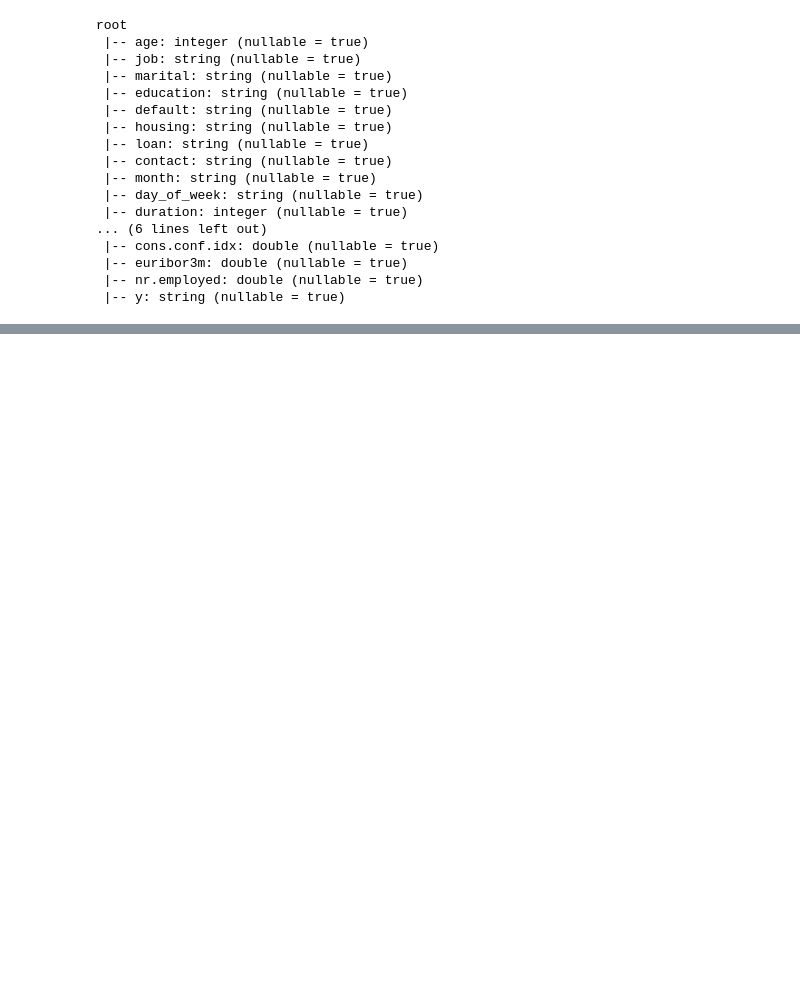
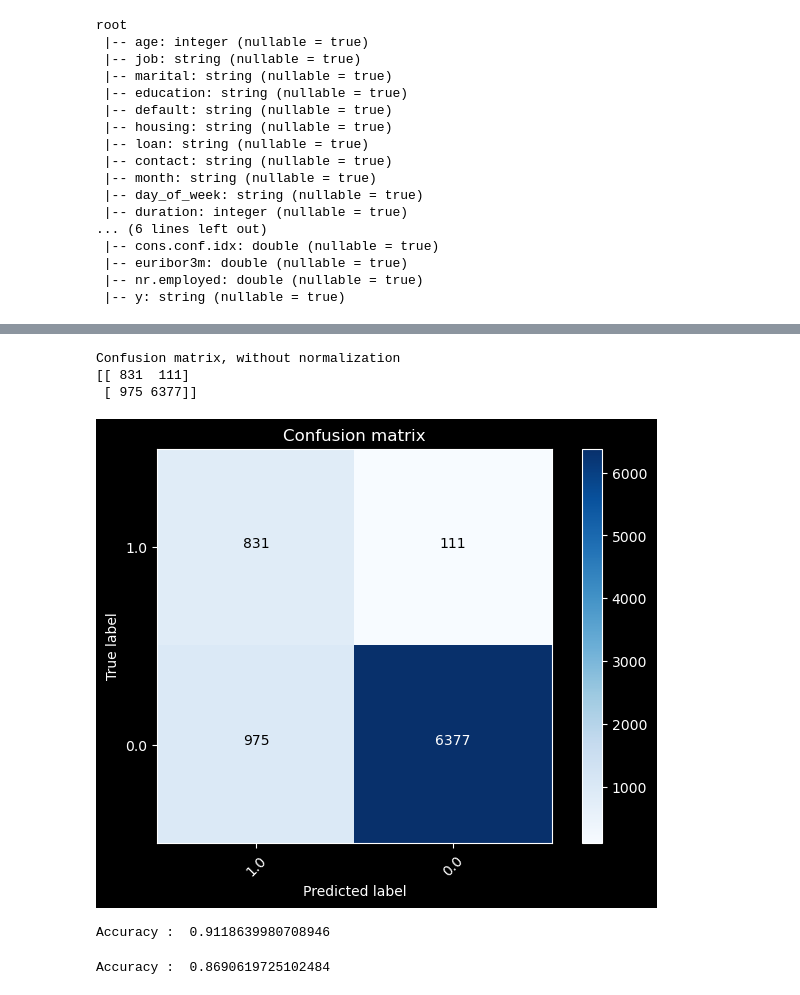
Before and after one commit to 0Architectus0/BAN5753_MiniProject2, a Jupyter notebook: script/experimentation.ipynb, the cells around one changed output, grey strips where cells are left out. Drawn from its saved outputs; the diff is of its cells as text; code cells hidden in the pictures; blank space fills up the shorter version.

```diff
--- a/script/experimentation.ipynb
+++ b/script/experimentation.ipynb
@@ -79,0 +529,7 @@ root
+# %%
+
+lr2 = LogisticRegression(featuresCol = 'scaled_features', labelCol = 'label', maxIter=15)
+lrModel2 = lr2.fit(train_over)
+predictions2 = lrModel2.transform(test)
+#predictions_train = lrModel.transform(train)
+predictions2.select('label', 'scaled_features', 'rawPrediction', 'prediction', 'probability').toPandas().head(5)
@@ -79,0 +619,28 @@ root
+# %%
+y_true = predictions2.select("label")
+y_true = y_true.toPandas()
+
+y_pred = predictions2.select("prediction")
+y_pred = y_pred.toPandas()
+
+cnf_matrix = confusion_matrix(y_true, y_pred,labels=class_names)
+#cnf_matrix
+plt.figure()
+plot_confusion_matrix(cnf_matrix, classes=class_names,
+                      title='Confusion matrix')
+plt.show()
+# %% [output]
+Confusion matrix, without normalization
+[[ 831  111]
+ [ 975 6377]]
+[figure, added]
+# %%
+accuracy = predictions.filter(predictions.label == predictions.prediction).count() / float(predictions.count())
+print("Accuracy : ",accuracy)
+# %% [output]
+Accuracy :  0.9118639980708946
+# %%
+accuracy = predictions2.filter(predictions.label == predictions2.prediction).count() / float(predictions2.count())
+print("Accuracy : ",accuracy)
+# %% [output]
+Accuracy :  0.8690619725102484
```
Also changed, not shown: parts of 64 cells of this notebook, 3 other files.
